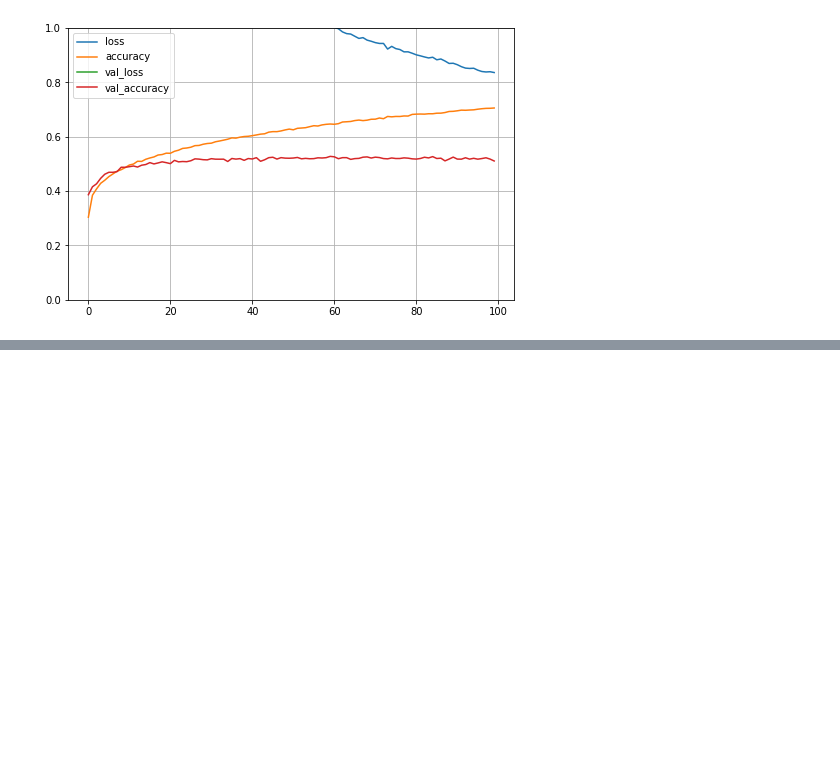
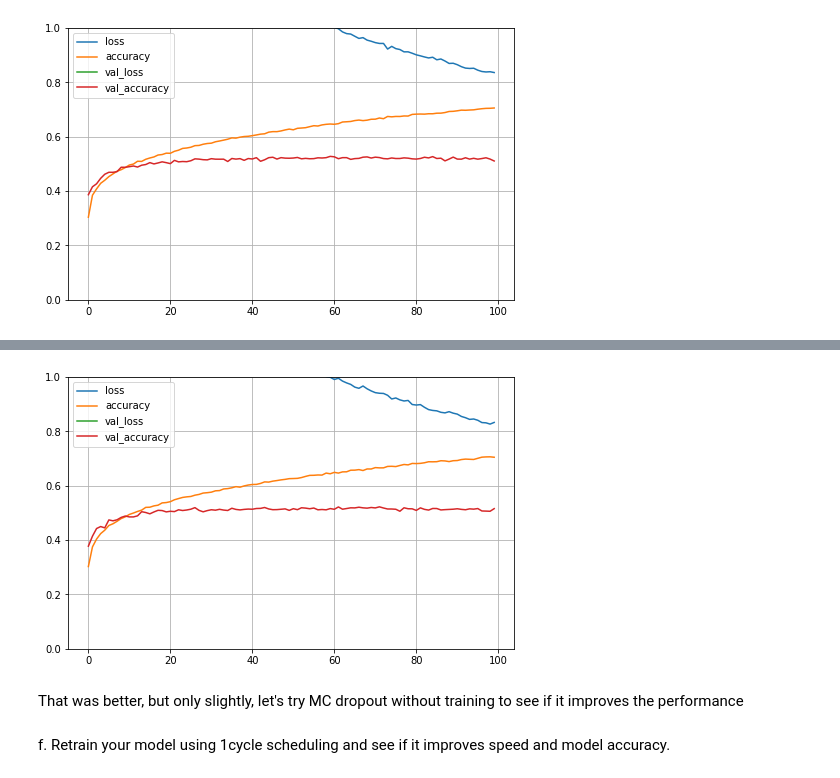
Before and after one commit to youngelf/MachineLearning, a Jupyter notebook: Hands-On2/Chapter 11.ipynb, the cells around one changed output, grey strips where cells are left out. Drawn from its saved outputs; the diff is of its cells as text; code cells hidden in the pictures; blank space fills up the shorter version.

```diff
--- a/Hands-On2/Chapter 11.ipynb
+++ b/Hands-On2/Chapter 11.ipynb
@@ -732,0 +809,13 @@ Slightly better than before!
+# %%
+import pandas as pd
+
+pd.DataFrame(history_drop.history).plot(figsize=(8,5))
+plt.grid(True)
+plt.gca().set_ylim(0,1) # Y axis set to [0,1]
+plt.show()
+# %% [output]
+[figure, added]
+# %% [markdown]
+That was better, but only slightly, let's try MC dropout without training to see if it improves the performance
+# %% [markdown]
+f. Retrain your model using 1cycle scheduling and see if it improves speed and model accuracy.
```
Also changed, not shown: parts of 5 cells of this notebook, 1 other file.
